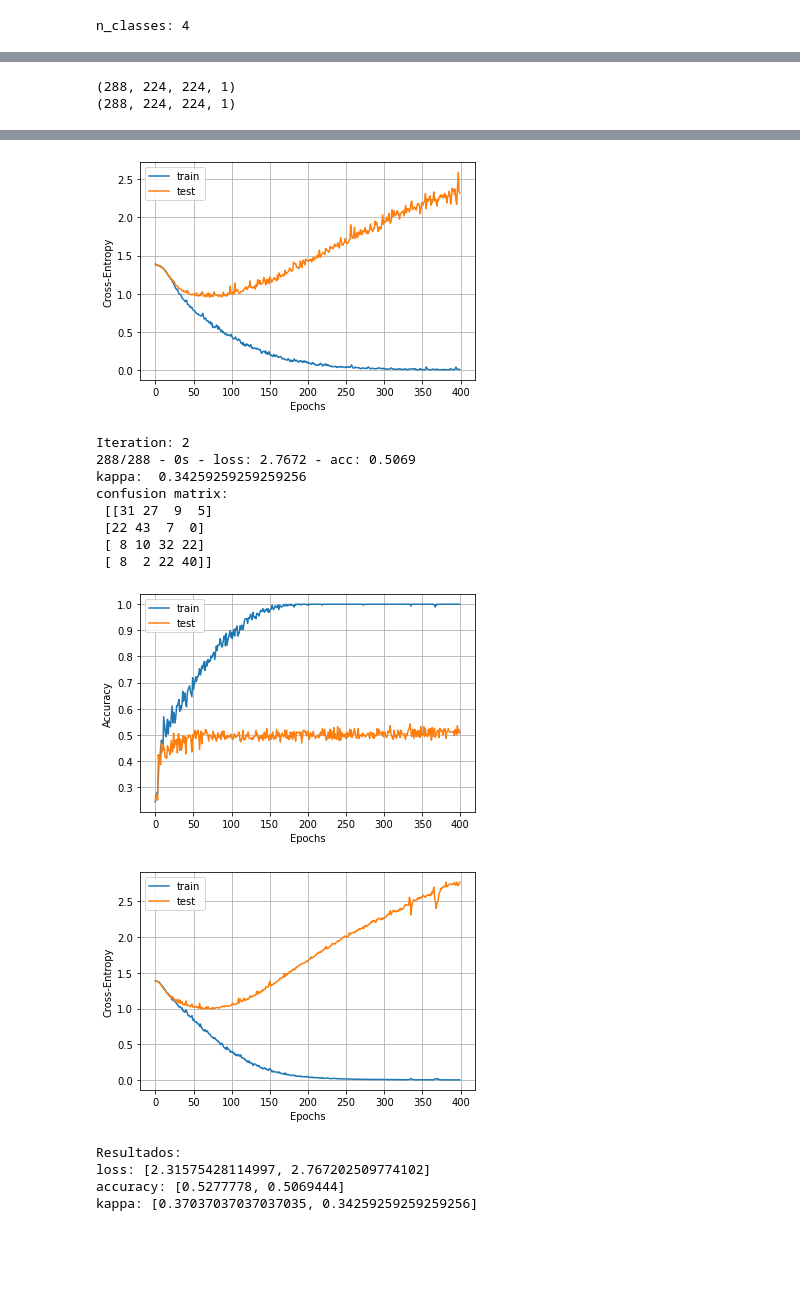
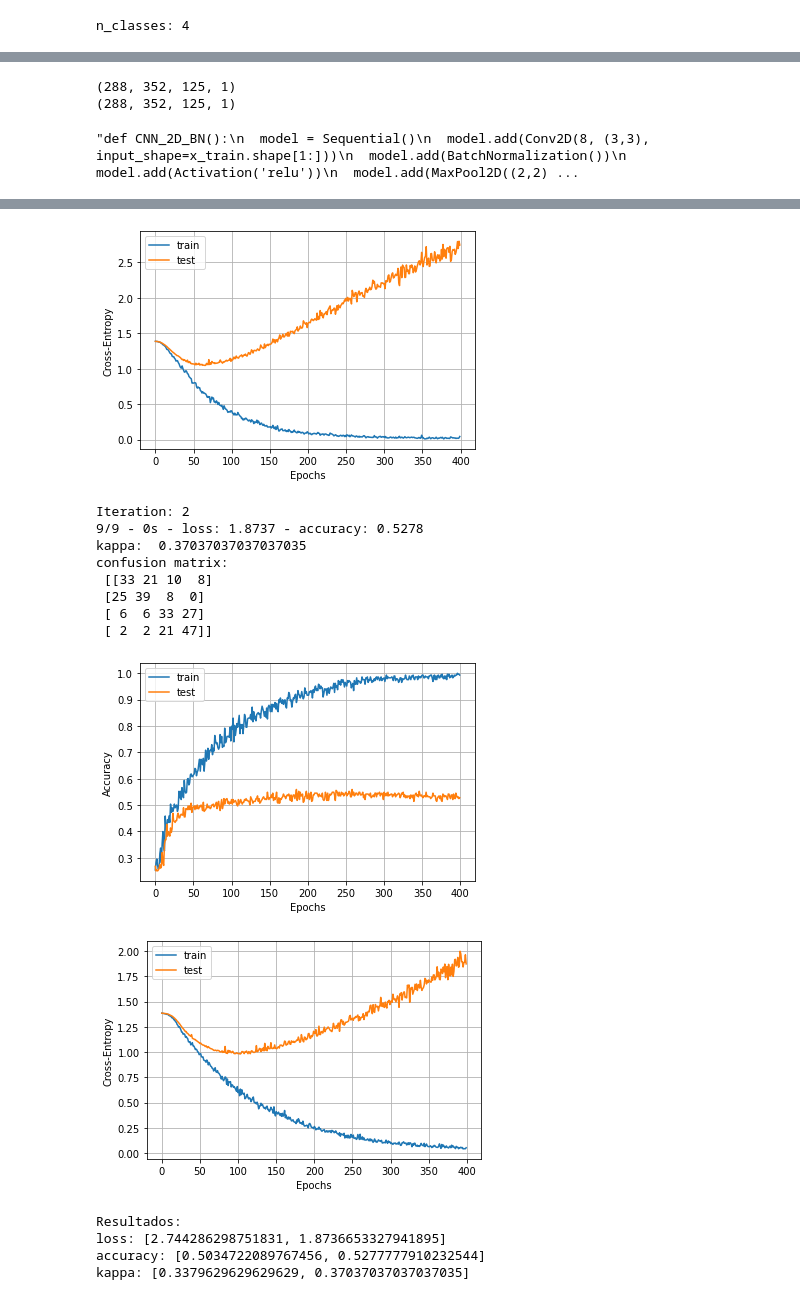
Before and after one commit to EdgarMoyete/Deep-Learning-BCI-IV-2a, a Jupyter notebook: Escalogramas-CWT/CWT3D-CNN2D-V.ipynb, the cells around one changed output, grey strips where cells are left out. Drawn from its saved outputs; the diff is of its cells as text; code cells hidden in the pictures; blank space fills up the shorter version.

```diff
--- a/Escalogramas-CWT/CWT3D-CNN2D-V.ipynb
+++ b/Escalogramas-CWT/CWT3D-CNN2D-V.ipynb
@@ -80,8 +73,8 @@ y_test = le.transform(y_test)
 #unir 22 canales
 def unir_escalogramas_vertical_resize(data):
   escalas = np.arange(1,129)
-  dim = (224, 224) #ancho, alto
-  datos = np.zeros((288,224,224))
+  dim = (125, 352) #ancho, alto
+  datos = np.zeros((288,352,125))
   temporal = np.zeros((2816,1000))
   for i in range(data.shape[0]): #288 muestras
     for j in range(22): #22 canales
@@ -121,8 +114,8 @@ x_train = x_train.astype('float32')
 x_test = x_test.astype('float32')
 
 #escalar los valores en un rango de 0 a 1 (normalizar)
-x_train /= 64.0
-x_test /= 64.0
+x_train /= 61.0
+x_test /= 61.0
 # %%
 print(np.max(x_train))
 print(np.max(x_test))
@@ -141,8 +134,8 @@ x_test = x_test.reshape((x_test.shape[0], x_test.shape[1], x_test.shape[2], 1))
 print(x_train.shape)
 print(x_test.shape)
 # %% [output]
-(288, 224, 224, 1)
-(288, 224, 224, 1)
+(288, 352, 125, 1)
+(288, 352, 125, 1)
 # %%
 def CNN_2D():
   model = Sequential()
@@ -153,7 +146,7 @@ def CNN_2D():
   model.add(Conv2D(8, (3,3), activation='relu'))
   model.add(MaxPool2D((2,2)))
   model.add(Flatten())
-  model.add(Dense(128, activation='relu'))
+  model.add(Dense(32, activation='relu'))
   model.add(Dropout(0.2))
   model.add(Dense(n_classes, activation='softmax'))
 
@@ -163,7 +156,7 @@ def CNN_2D():
                 metrics = ['accuracy'])
   return model
 # %%
-def CNN_2D_BN():
+'''def CNN_2D_BN():
   model = Sequential()
   model.add(Conv2D(8, (3,3), input_shape=x_train.shape[1:]))
   model.add(BatchNormalization())
@@ -187,7 +180,9 @@ def CNN_2D_BN():
   model.compile(optimizer = optimizer,
                 loss = 'sparse_categorical_crossentropy',
                 metrics = ['accuracy'])
-  return model
+  return model'''
+# %% [output]
+"def CNN_2D_BN():\n  model = Sequential()\n  model.add(Conv2D(8, (3,3), input_shape=x_train.shape[1:]))\n  model.add(BatchNormalization())\n  model.add(Activation('relu'))\n  model.add(MaxPool2D((2,2) ...
 # %%
 array_loss = []
 array_acc = []
@@ -214,8 +209,8 @@ for i in range(2):
   matriz_confusion = confusion_matrix(y_test, y_pred)
   print("confusion matrix:\n", matriz_confusion)
 
-  plt.plot(history.history['acc'])
-  plt.plot(history.history['val_acc'])
+  plt.plot(history.history['accuracy'])
+  plt.plot(history.history['val_accuracy'])
   plt.grid()
   plt.xlabel('Epochs')
   plt.ylabel('Accuracy')
@@ -247,18 +242,18 @@ confusion matrix:
-[figure, old version]
+[figure, new version]
 Iteration: 2
-288/288 - 0s - loss: 2.7672 - acc: 0.5069
-kappa:  0.34259259259259256
+9/9 - 0s - loss: 1.8737 - accuracy: 0.5278
+kappa:  0.37037037037037035
 confusion matrix:
- [[31 27  9  5]
- [22 43  7  0]
- [ 8 10 32 22]
- [ 8  2 22 40]]
+ [[33 21 10  8]
+ [25 39  8  0]
+ [ 6  6 33 27]
+ [ 2  2 21 47]]
-[figure, old version]
+[figure, new version]
-[figure, old version]
+[figure, new version]
 Resultados:
-loss: [2.31575428114997, 2.767202509774102]
-accuracy: [0.5277778, 0.5069444]
-kappa: [0.37037037037037035, 0.34259259259259256]
+loss: [2.744286298751831, 1.8736653327941895]
+accuracy: [0.5034722089767456, 0.5277777910232544]
+kappa: [0.3379629629629629, 0.37037037037037035]
 # %%
 model.summary()
 # %% [output]
```
Also changed, not shown: parts of 10 cells of this notebook, 4 other files.
